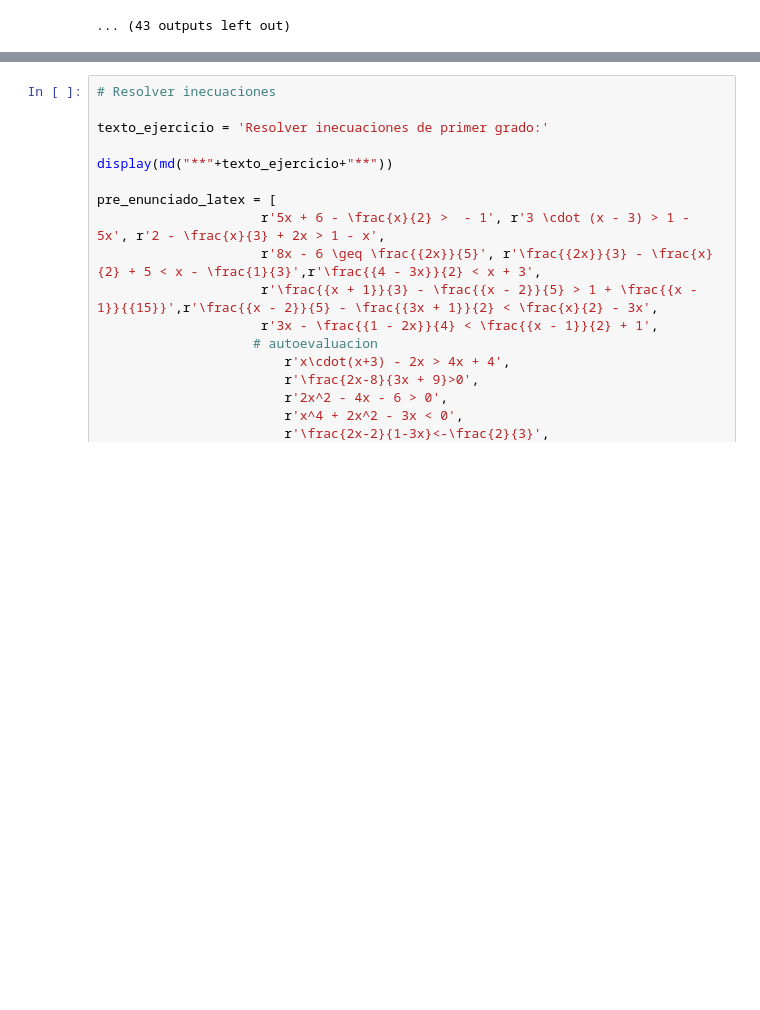
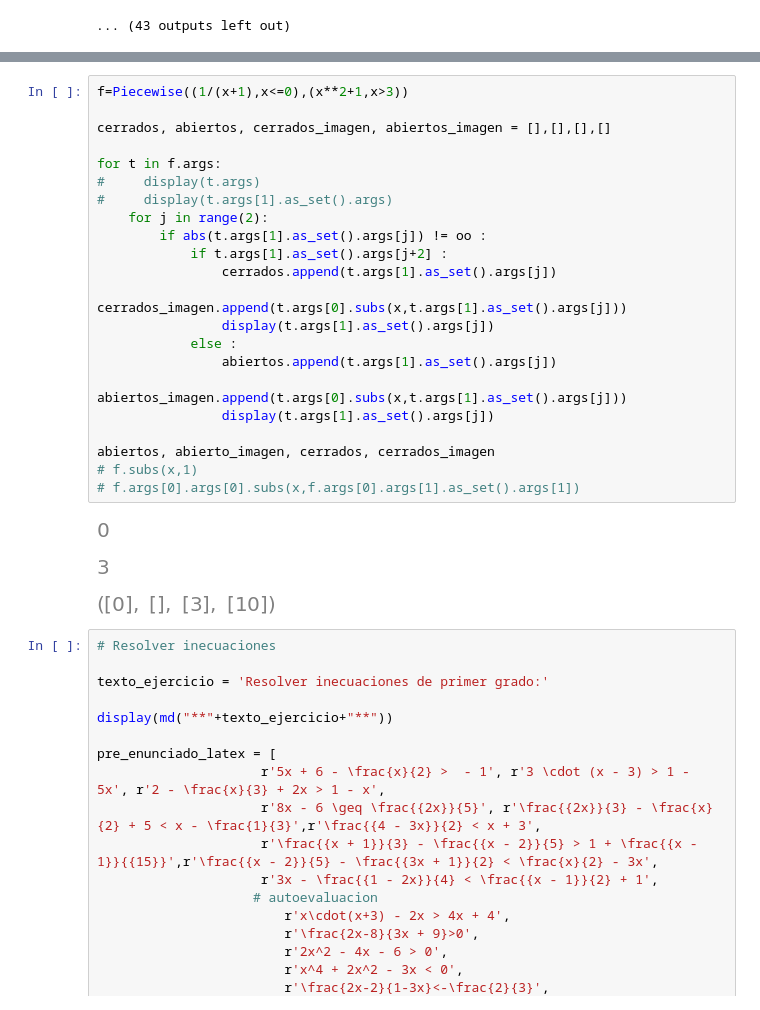
Before and after one commit to crdguez/mat4ac, a Jupyter notebook: notebooks/16-funciones.ipynb, the cells around one changed output, grey strips where cells are left out. Saved outputs shown, nothing was run; the diff lists cells and outputs as text; blank space fills up the shorter version.

```diff
--- a/notebooks/16-funciones.ipynb
+++ b/notebooks/16-funciones.ipynb
@@ -205,3 +208,29 @@ $\displaystyle \left( 2, \  \infty, \  \text{True}, \  \text{True}\right)$
+# %%
+f=Piecewise((1/(x+1),x<=0),(x**2+1,x>3))
+
+cerrados, abiertos, cerrados_imagen, abiertos_imagen = [],[],[],[]
+
+for t in f.args:
+#     display(t.args)
+#     display(t.args[1].as_set().args)
+    for j in range(2):
+        if abs(t.args[1].as_set().args[j]) != oo :
+            if t.args[1].as_set().args[j+2] :
+                cerrados.append(t.args[1].as_set().args[j])
+                cerrados_imagen.append(t.args[0].subs(x,t.args[1].as_set().args[j]))
+                display(t.args[1].as_set().args[j])
+            else :
+                abiertos.append(t.args[1].as_set().args[j])
+                abiertos_imagen.append(t.args[0].subs(x,t.args[1].as_set().args[j]))
+                display(t.args[1].as_set().args[j])
+
+abiertos, abierto_imagen, cerrados, cerrados_imagen
+# f.subs(x,1)
+# f.args[0].args[0].subs(x,f.args[0].args[1].as_set().args[1])
+# %% [output]
+[figure, added]
+[figure, added]
+[figure, added]
 # %%
 # Resolver inecuaciones
 
```
Also changed, not shown: parts of 1 cell of this notebook.
